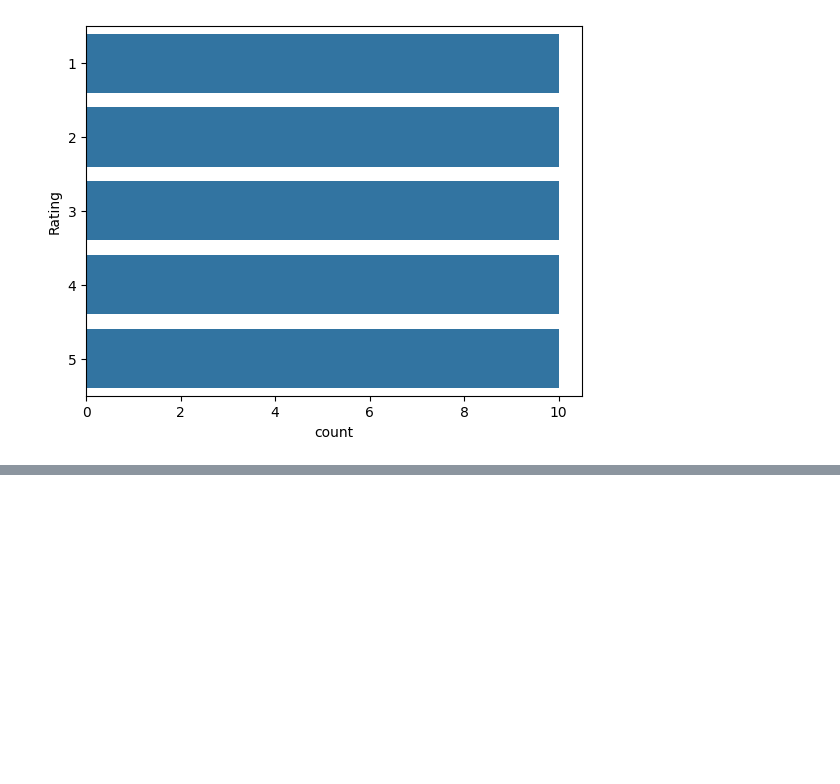
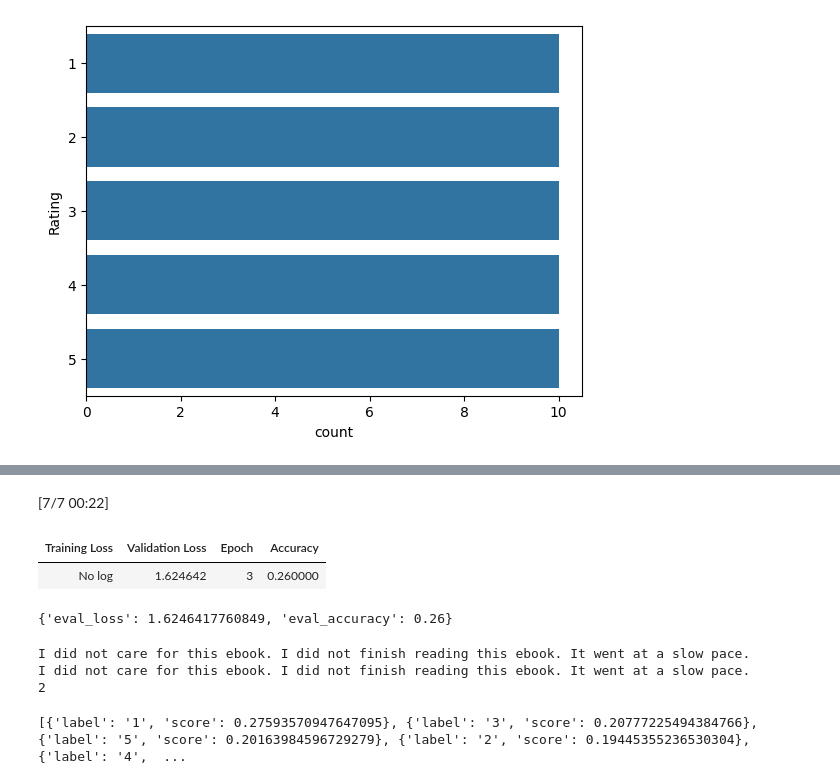
Before and after one commit to wanderer878/jupyter, a Jupyter notebook: Text_classification_XLnet_practice.ipynb, the cells around one changed output, grey strips where cells are left out. Drawn from its saved outputs; the diff is of its cells as text; code cells hidden in the pictures; blank space fills up the shorter version.

```diff
--- a/Text_classification_XLnet_practice.ipynb
+++ b/Text_classification_XLnet_practice.ipynb
@@ -124,9 +114,9 @@ Name: count, dtype: int64
 from numpy.random import RandomState
 min_size = data_train["Rating"].value_counts().min()
 
-balanced_data_train = data_train.groupby("Rating").sample(n = min_size, random_state = 42).reset_index(drop = True)
+data_train = data_train.groupby("Rating").sample(n = min_size, random_state = 42).reset_index(drop = True)
 
-balanced_data_train.head()
+data_train.head()
 # %% [output]
 |  | Review | Rating |
 | 0 | quaint not rundown son decided ce... | 1 |
@@ -149,13 +139,16 @@ Num_rating = 5
 # %%
 train_df = pd.DataFrame({
     "review": data_train.Review.values,
-    "rating": data_train.Rating.values
+    "label": data_train.Rating.values
 })
 
 test_df = pd.DataFrame({
     "review": data_test.reviewText.values,
-    "rating": data_test.rating.values
+    "label": data_test.rating.values
 })
+# %%
+train_df["label"] = LabelEncoder().fit_transform(train_df["label"])
+test_df["label"] = LabelEncoder().fit_transform(test_df["label"])
 # %%
  train_df = datasets.Dataset.from_dict(train_df)
  test_df = datasets.Dataset.from_dict(test_df)
@@ -211,7 +201,8 @@ print(tokenized_dataset["train"]["attention_mask"][0])
 # %%
 model = XLNetForSequenceClassification.from_pretrained(
     "xlnet-base-cased",
-    num_labels = Num_rating
+    num_labels = Num_rating,
+    id2label={0: "1", 1: "2", 2: "3", 3: '4', 4: "5"}
 )
 # %% [output]
 [transformers] XLNetForSequenceClassification LOAD REPORT from: xlnet-base-cased
@@ -254,0 +251,7 @@ ValueError: The model did not return a loss from the inputs, only the following
+# %%
+trainer.evaluate()
+# %% [output]
+[7/7 00:22]
+| Training Loss | Validation Loss | Epoch | Accuracy |
+| No log | 1.624642 | 3 | 0.260000 |
+{'eval_loss': 1.6246417760849, 'eval_accuracy': 0.26}
@@ -254,0 +264,14 @@ ValueError: The model did not return a loss from the inputs, only the following
+# %%
+rand_int = random.randint(0, len(test_df))
+print(test_df["review"][rand_int])
+print(data_test["reviewText"][rand_int])
+print(data_test["rating"][rand_int])
+# %% [output]
+I did not care for this ebook. I did not finish reading this ebook. It went at a slow pace.
+I did not care for this ebook. I did not finish reading this ebook. It went at a slow pace.
+2
+# %%
+answer = clf(test_df["review"][rand_int], top_k = None)
+print(answer)
+# %% [output]
+[{'label': '1', 'score': 0.27593570947647095}, {'label': '3', 'score': 0.20777225494384766}, {'label': '5', 'score': 0.20163984596729279}, {'label': '2', 'score': 0.19445355236530304}, {'label': '4',  ...
```
Also changed, not shown: parts of 18 cells of this notebook.
